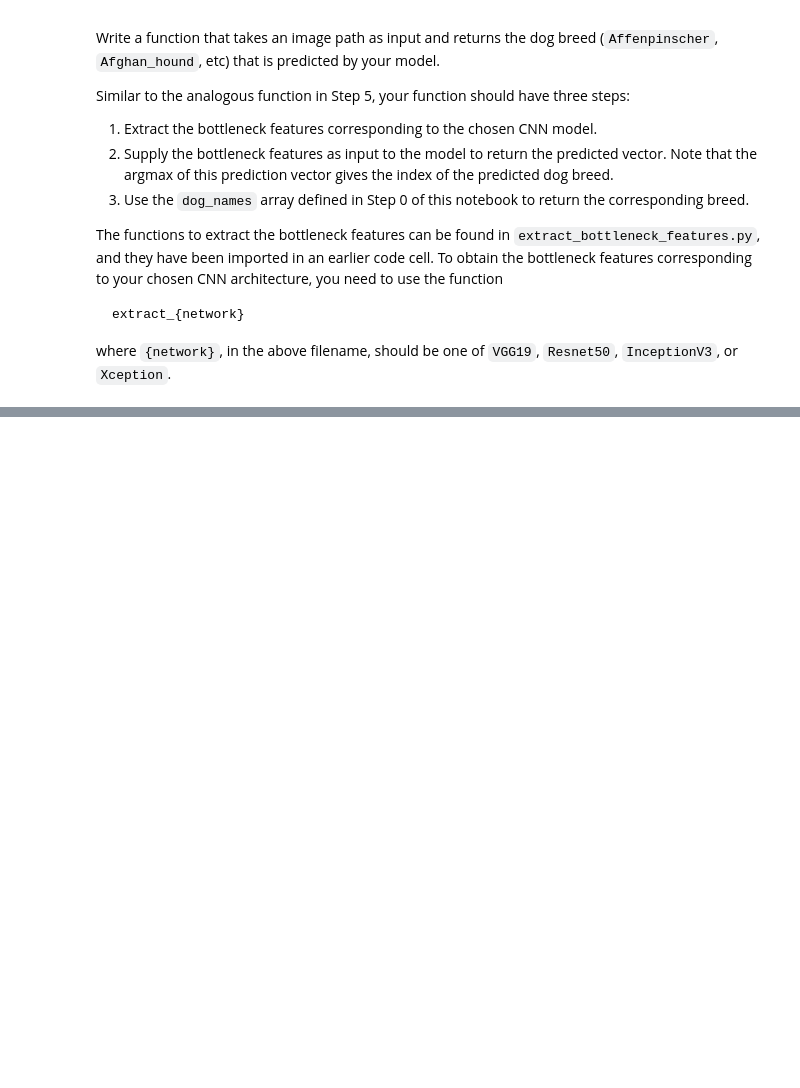
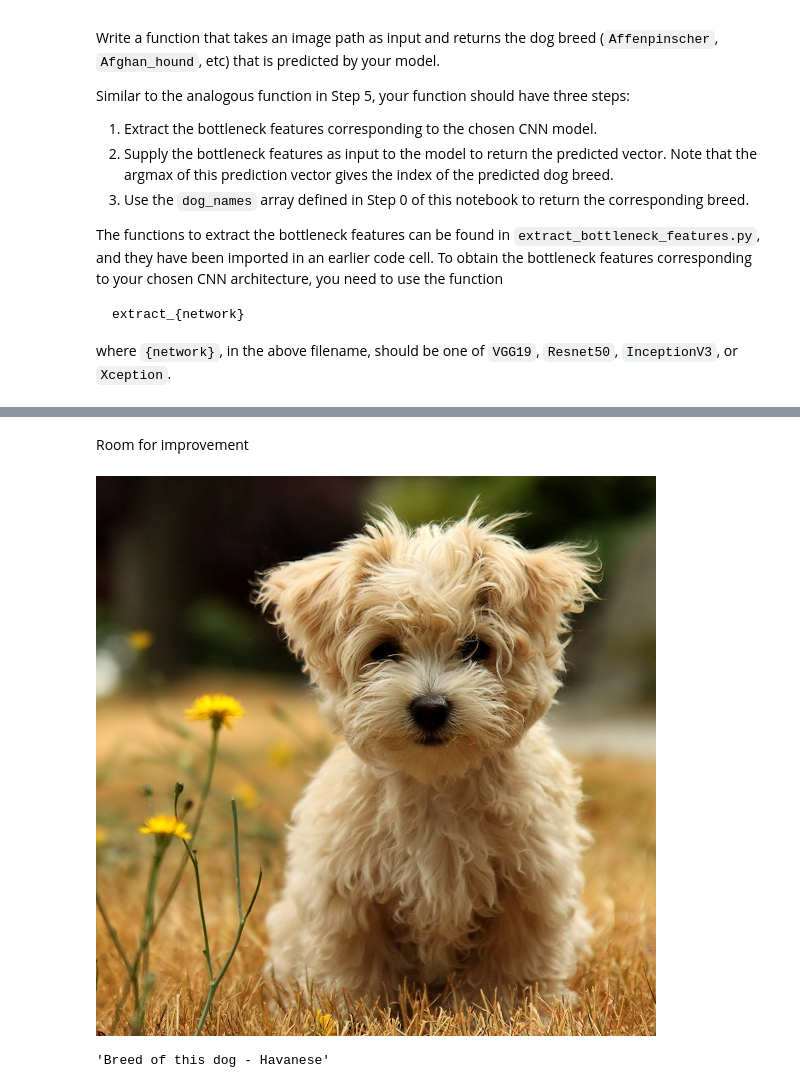
Before and after one commit to PermanentPon/dog_breed, a Jupyter notebook: dog_app.ipynb, the cells around one changed output, grey strips where cells are left out. Saved outputs shown, nothing was run; the diff lists cells and outputs as text; code cells hidden in the pictures; blank space fills up the shorter version.

```diff
--- a/dog_app.ipynb
+++ b/dog_app.ipynb
@@ -643,0 +887,9 @@ __Answer:__
+# %% [markdown]
+Room for improvement
+# %%
+path = "my_images/dog_3.jpg"
+display(Image(path))
+breed_detector(path)
+# %% [output]
+[figure, added]
+'Breed of this dog - Havanese'
```
Also changed, not shown: parts of 48 cells of this notebook, 1 other file.
